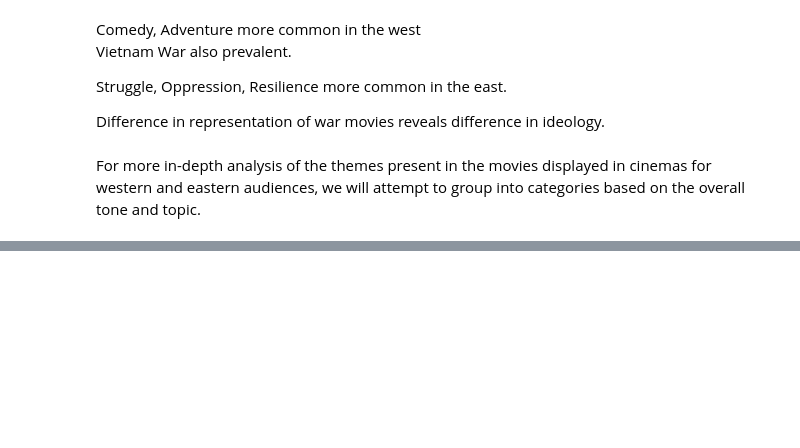
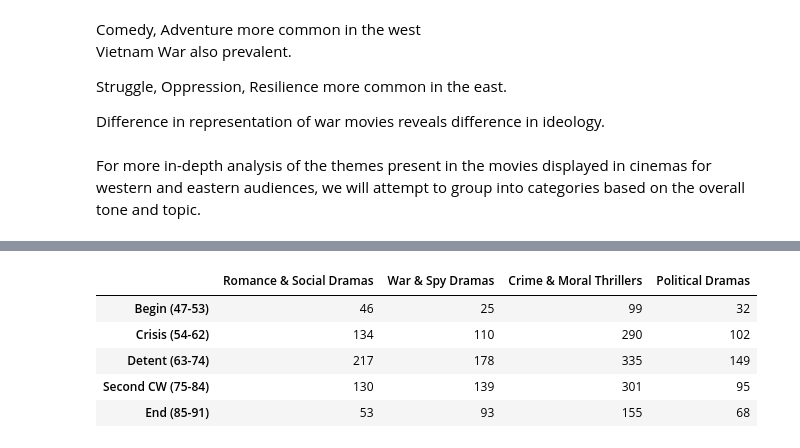
Before and after one commit to epfl-ada/ada-2024-project-datamigos, a Jupyter notebook: results.ipynb, the cells around one changed output, grey strips where cells are left out. Drawn from its saved outputs; the diff is of its cells as text; code cells hidden in the pictures; blank space fills up the shorter version.

```diff
--- a/results.ipynb
+++ b/results.ipynb
@@ -387,0 +399,2 @@ For more in-depth analysis of the themes present in the movies displayed in cine
+# %%
+theme_df = create_theme(preprocess_movies)
@@ -387,0 +417,5 @@ For more in-depth analysis of the themes present in the movies displayed in cine
+# %%
+# theme_topic = create_theme_topics(theme_df)
+theme_topic = pickle.load(open("src/analysis/themes/theme_topic.pkl", "rb"))
+
+theme_df, eastern_theme, western_theme = get_eastern_western_theme_topics(theme_df, theme_topic)
@@ -387,0 +444,10 @@ For more in-depth analysis of the themes present in the movies displayed in cine
+# %%
+eastern_df, western_df = create_eastern_western_topics_periods(eastern_theme, western_theme)
+eastern_df
+# %% [output]
+|  | Romance & Social Dramas | War & Spy Dramas | Crime & Moral Thrillers | Political Dramas |
+| Begin (47-53) | 46 | 25 | 99 | 32 |
+| Crisis (54-62) | 134 | 110 | 290 | 102 |
+| Detent (63-74) | 217 | 178 | 335 | 149 |
+| Second CW (75-84) | 130 | 139 | 301 | 95 |
+| End (85-91) | 53 | 93 | 155 | 68 |
```
Also changed, not shown: parts of 15 cells of this notebook.
